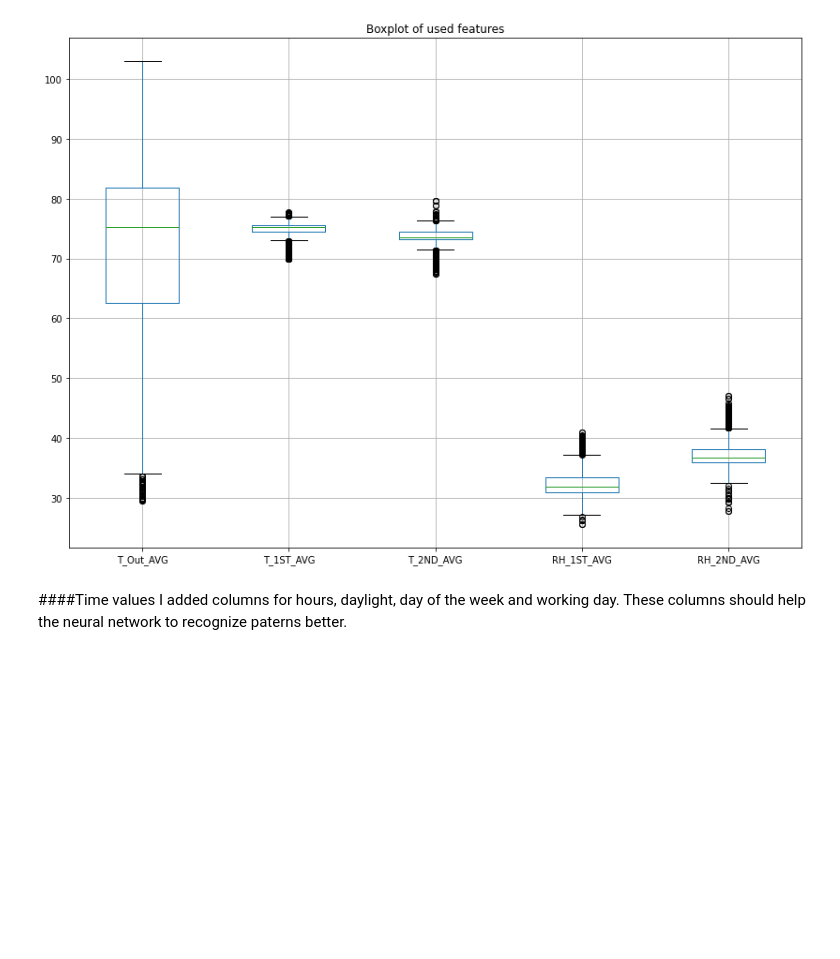
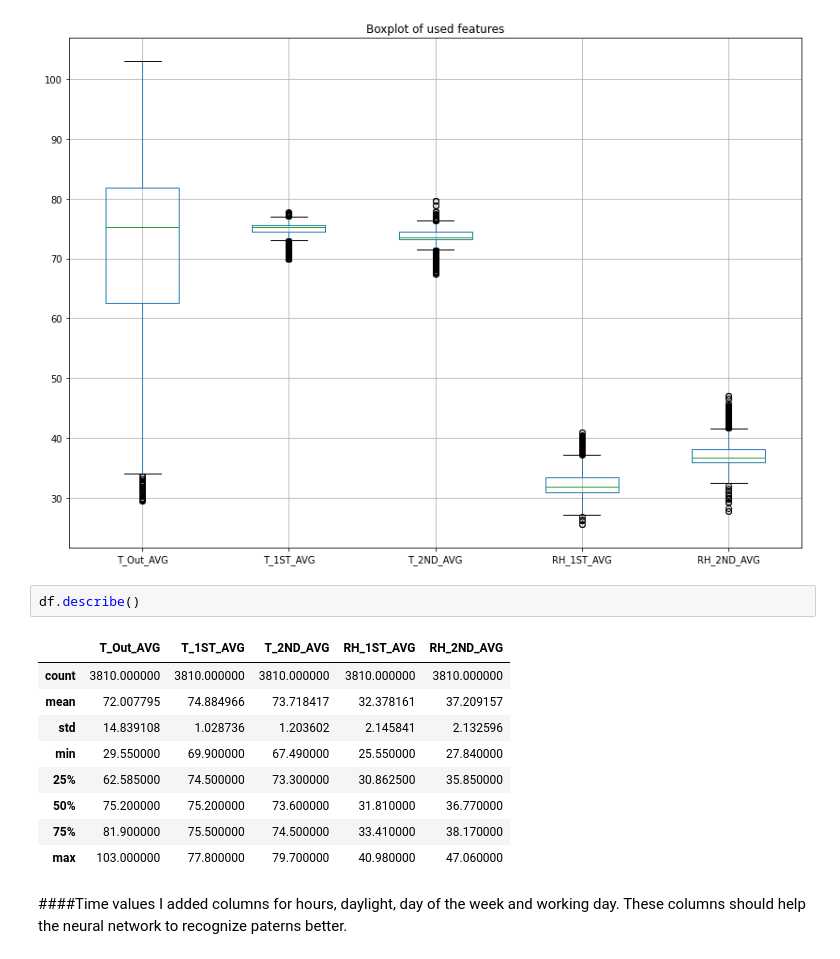
Before and after one commit to milanzongor/fault_detection_project, a Jupyter notebook: fault_detection_project.ipynb, the cells around one changed output. Saved outputs shown, nothing was run; the diff lists cells and outputs as text; blank space fills up the shorter version.

```diff
--- a/fault_detection_project.ipynb
+++ b/fault_detection_project.ipynb
@@ -452,6 +453,18 @@ plt.title("Boxplot of used features")
 plt.savefig(PROJECT_PATH + "features_boxplot" + ".pdf", bbox_inches='tight');
 # %% [output]
 [figure]
+# %%
+df.describe()
+# %% [output]
+|  | T_Out_AVG | T_1ST_AVG | T_2ND_AVG | RH_1ST_AVG | RH_2ND_AVG |
+| count | 3810.000000 | 3810.000000 | 3810.000000 | 3810.000000 | 3810.000000 |
+| mean | 72.007795 | 74.884966 | 73.718417 | 32.378161 | 37.209157 |
+| std | 14.839108 | 1.028736 | 1.203602 | 2.145841 | 2.132596 |
+| min | 29.550000 | 69.900000 | 67.490000 | 25.550000 | 27.840000 |
+| 25% | 62.585000 | 74.500000 | 73.300000 | 30.862500 | 35.850000 |
+| 50% | 75.200000 | 75.200000 | 73.600000 | 31.810000 | 36.770000 |
+| 75% | 81.900000 | 75.500000 | 74.500000 | 33.410000 | 38.170000 |
+| max | 103.000000 | 77.800000 | 79.700000 | 40.980000 | 47.060000 |
 # %% [markdown]
 ####Time values
 I added columns for hours, daylight, day of the week and working day. These columns should help the neural network to recognize paterns better.
```
Also changed, not shown: parts of 16 cells of this notebook.
